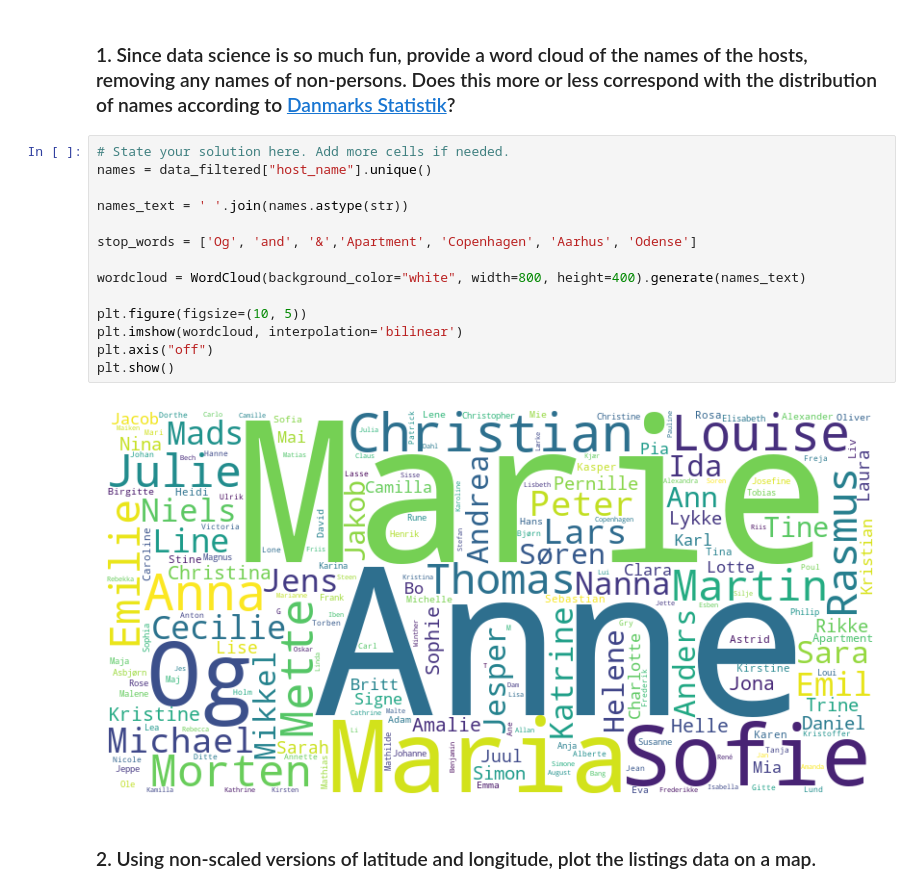
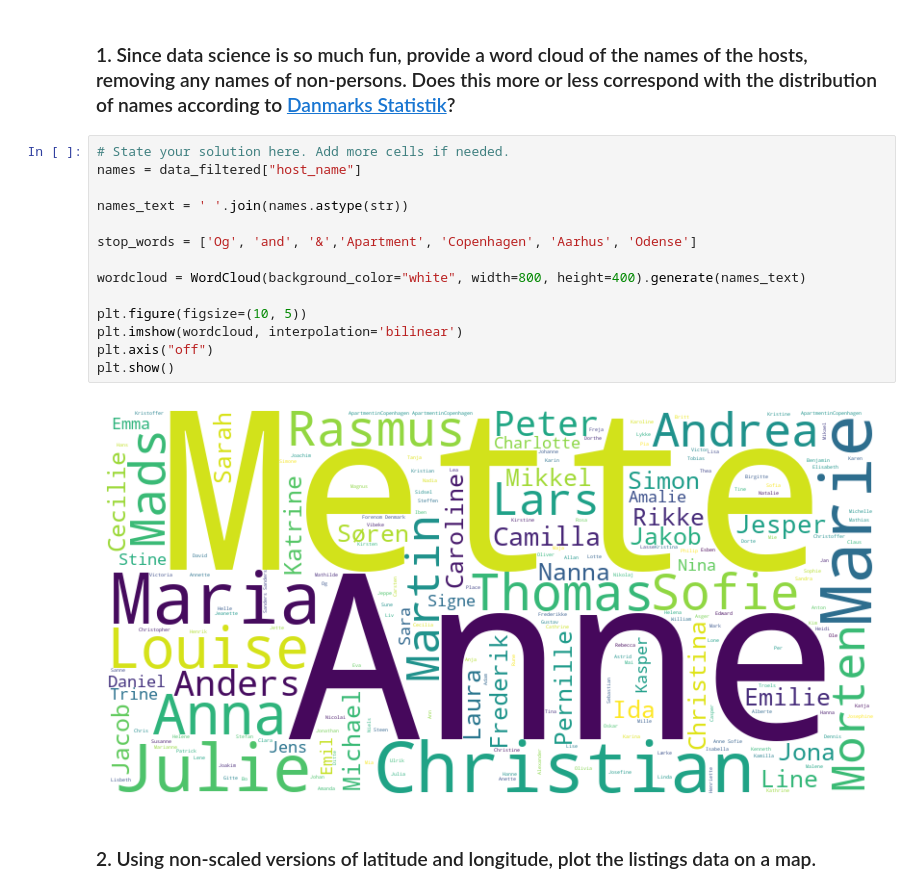
Before and after one commit to baginskijakub/MAL1, a Jupyter notebook: Assignment1/1. Getting started - Copenhagen Airbnb.ipynb, the cells around one changed output. Cells and saved outputs as stored; diff of their text form.

```diff
--- a/Assignment1/1. Getting started - Copenhagen Airbnb.ipynb
+++ b/Assignment1/1. Getting started - Copenhagen Airbnb.ipynb
@@ -108,20 +108,20 @@ plt.show()
 ### 1. Since data science is so much fun, provide a word cloud of the names of the hosts, removing any names of non-persons. Does this more or less correspond with the distribution of names according to [Danmarks Statistik](https://www.dst.dk/da/Statistik/emner/borgere/navne/navne-i-hele-befolkningen)?
 # %%
 # State your solution here. Add more cells if needed.
-names = data_filtered["host_name"].unique()
+names = data_filtered["host_name"]
 
 names_text = ' '.join(names.astype(str))
 
 stop_words = ['Og', 'and', '&','Apartment', 'Copenhagen', 'Aarhus', 'Odense']
 
 wordcloud = WordCloud(background_color="white", width=800, height=400).generate(names_text)
 
 plt.figure(figsize=(10, 5))
 plt.imshow(wordcloud, interpolation='bilinear')
 plt.axis("off")
 plt.show()
 # %% [output]
-[figure, old version]
+[figure, new version]
 # %% [markdown]
 ### 2. Using non-scaled versions of latitude and longitude, plot the listings data on a map.
 # %%
```
Also changed, not shown: parts of 14 cells of this notebook, 1 other file.
